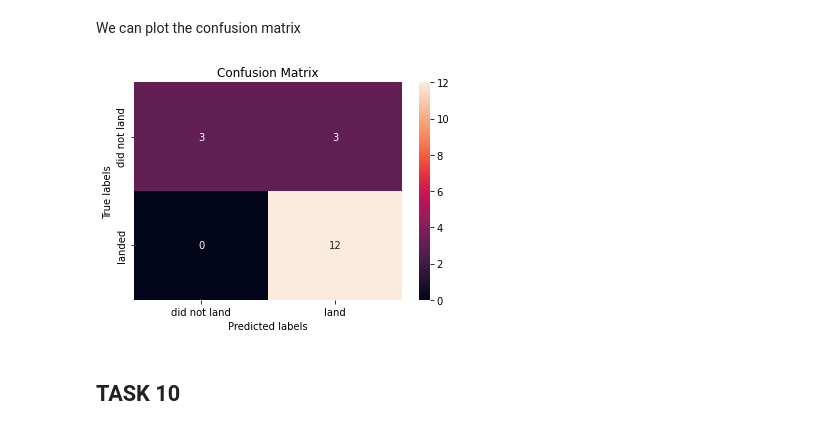
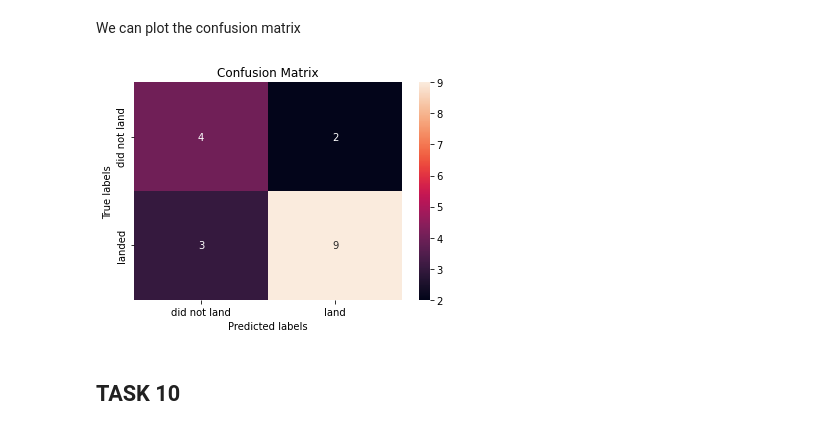
Before and after one commit to ED9426/Applied-Data-Science-Capstone, a Jupyter notebook: Lab4 Machine learning prediction.ipynb, the cells around one changed output. Drawn from its saved outputs; the diff is of its cells as text; code cells hidden in the pictures.

```diff
--- a/Lab4 Machine learning prediction.ipynb
+++ b/Lab4 Machine learning prediction.ipynb
@@ -275,10 +275,10 @@ scores.append(tree_cv.score(X_test, Y_test))
 # %% [markdown]
 We can plot the confusion matrix
 # %%
-yhat = svm_cv.predict(X_test)
+yhat = tree_cv.predict(X_test)
 plot_confusion_matrix(Y_test,yhat)
 # %% [output]
-[figure, old version]
+[figure, new version]
 # %% [markdown]
 ## TASK  10
 # %% [markdown]
```
Also changed, not shown: parts of 3 cells of this notebook.
